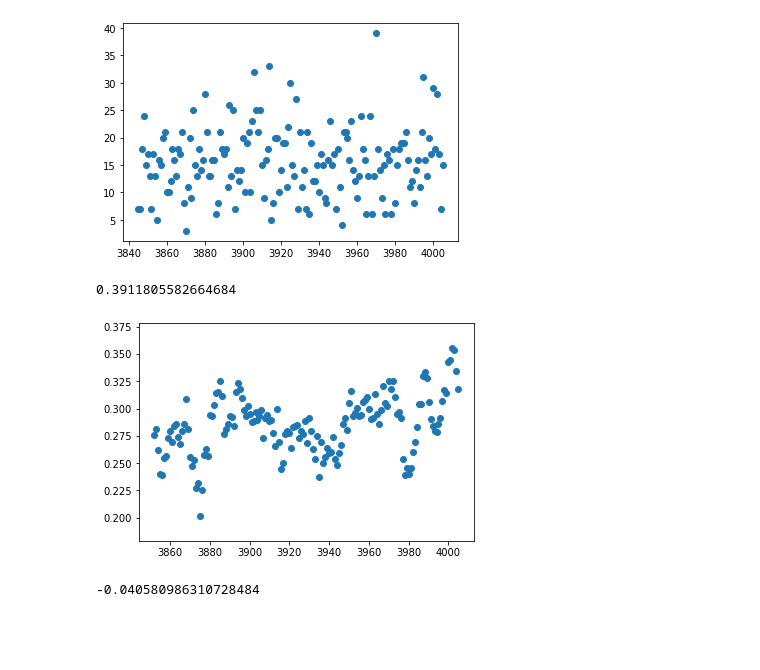
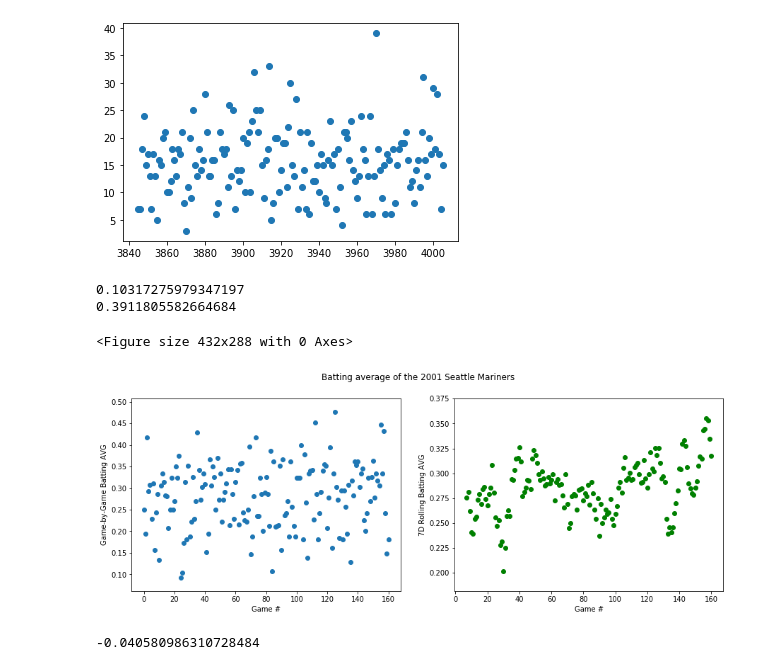
Before and after one commit to andrew-cui/mlb-game-prediction, a Jupyter notebook: preprocessing/pitcher-hitter-integration.ipynb, the cells around one changed output. Cells and saved outputs as stored; diff of their text form; code cells hidden in the pictures; blank space fills up the shorter version.

```diff
--- a/data-preprocessing-eda/pitcher-hitter-integration.ipynb
+++ b/preprocessing/pitcher-hitter-integration.ipynb
@@ -384,15 +385,32 @@ plt.scatter(check_df[check_df.team == 'SEA'].index, check_df[check_df.team == 'S
 [figure]
 # %%
 # However when we use a 7 day we get up to .39 R
-plt.scatter(check_df[check_df.team == 'SEA'].index[7:],
+plt.figure()
+fig, (ax1, ax2) = plt.subplots(1,2, figsize = (15, 5))
+fig.suptitle('Batting average of the 2001 Seattle Mariners')
+ax1.scatter(check_df[check_df.team == 'SEA'].reset_index().index,
+            check_df[check_df.team == 'SEA'].H/check_df[check_df.team == 'SEA'].AB)
+print(np.corrcoef(check_df[check_df.team == 'SEA'].index,
+                  check_df[check_df.team == 'SEA'].H/check_df[check_df.team == 'SEA'].AB)[0][1])
+ax1.set(xlabel = 'Game #', ylabel='Game-by-Game Batting AVG')
+
+
+ax2.scatter(check_df[check_df.team == 'SEA'].reset_index().index[7:],
             (check_df[check_df.team == 'SEA'].H.rolling(7).sum()/check_df[
-                      check_df.team == 'SEA'].AB.rolling(7).sum()).reset_index(drop = True)[7:])
+                      check_df.team == 'SEA'].AB.rolling(7).sum()).reset_index(drop = True)[7:],
+           color = 'green')
 print(np.corrcoef(check_df[check_df.team == 'SEA'].index[7:],
                   (check_df[check_df.team == 'SEA'].H.rolling(7).sum()/check_df[
                       check_df.team == 'SEA'].AB.rolling(7).sum()).reset_index(drop = True)[7:])[0][1])
+ax2.set(xlabel = 'Game #', ylabel='7D Rolling Batting AVG')
+
+
+plt.savefig('../charts/2001-SEA-raw.png', dpi = 320)
 # %% [output]
+0.10317275979347197
 0.3911805582664684
+<Figure size 432x288 with 0 Axes>
-[figure, old version]
+[figure, new version]
 # %%
 # Not always right...
 check_df = batting_df_test[batting_df_test.Y == 2018].reset_index()
```
Also changed, not shown: parts of 2 cells of this notebook, 34 other files.
